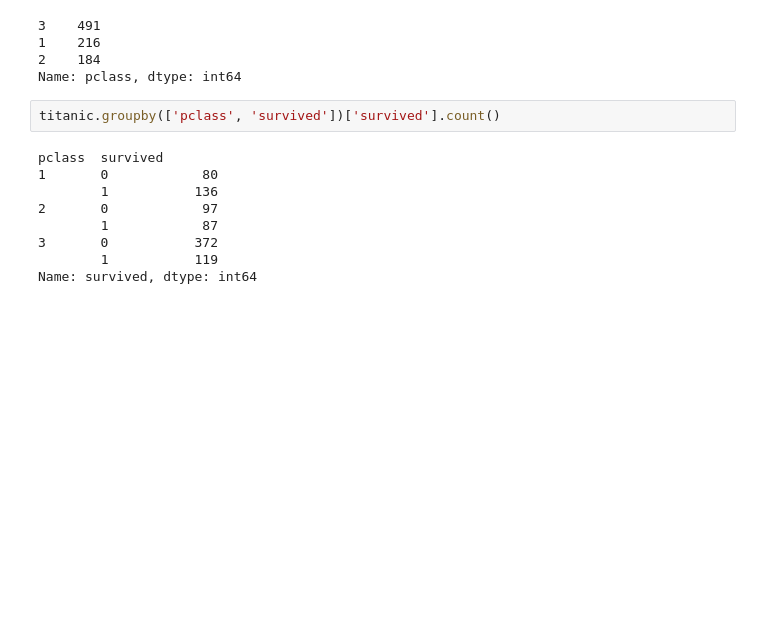
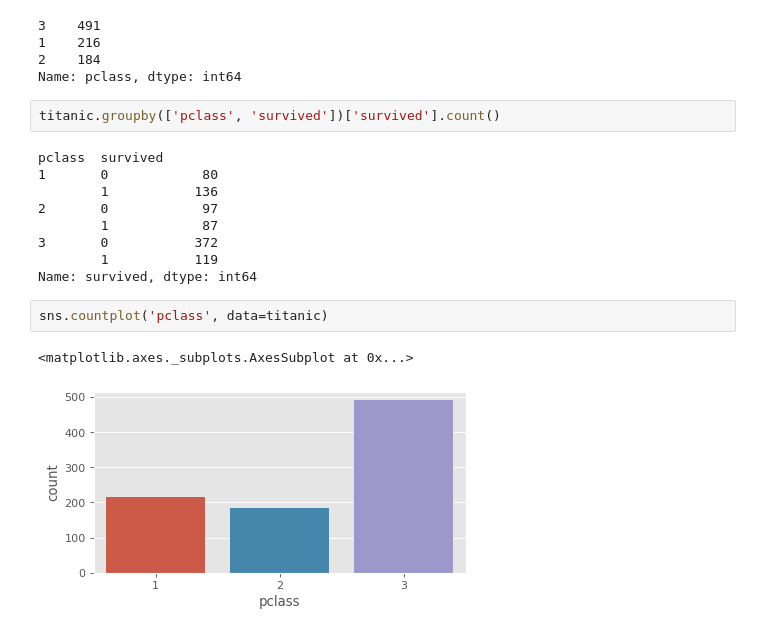
Before and after one commit to fadilparves/EDA, a Jupyter notebook: eda_titanic/titanic_eda.ipynb, the cells around one changed output. Drawn from its saved outputs; the diff is of its cells as text; blank space fills up the shorter version.

```diff
--- a/eda_titanic/titanic_eda.ipynb
+++ b/eda_titanic/titanic_eda.ipynb
@@ -113,3 +113,8 @@ pclass  survived
 3       0           372
         1           119
 Name: survived, dtype: int64
+# %%
+sns.countplot('pclass', data=titanic)
+# %% [output]
+<matplotlib.axes._subplots.AxesSubplot at 0x...>
+[figure, added]
```
Also changed, not shown: parts of 3 cells of this notebook.
